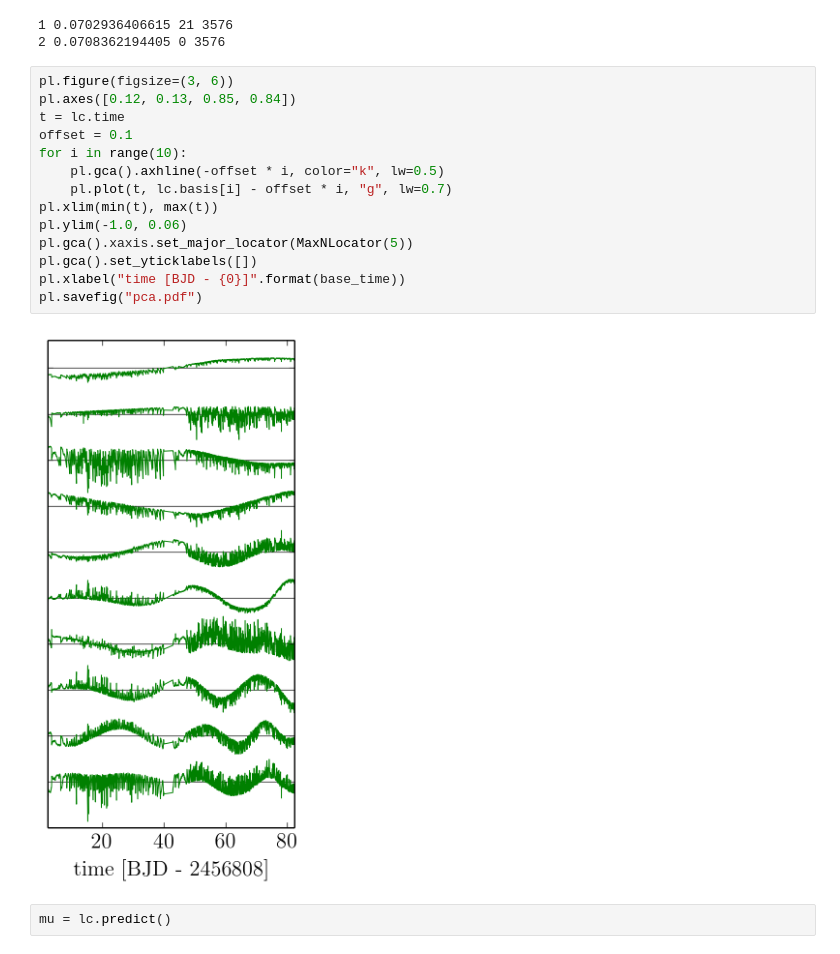
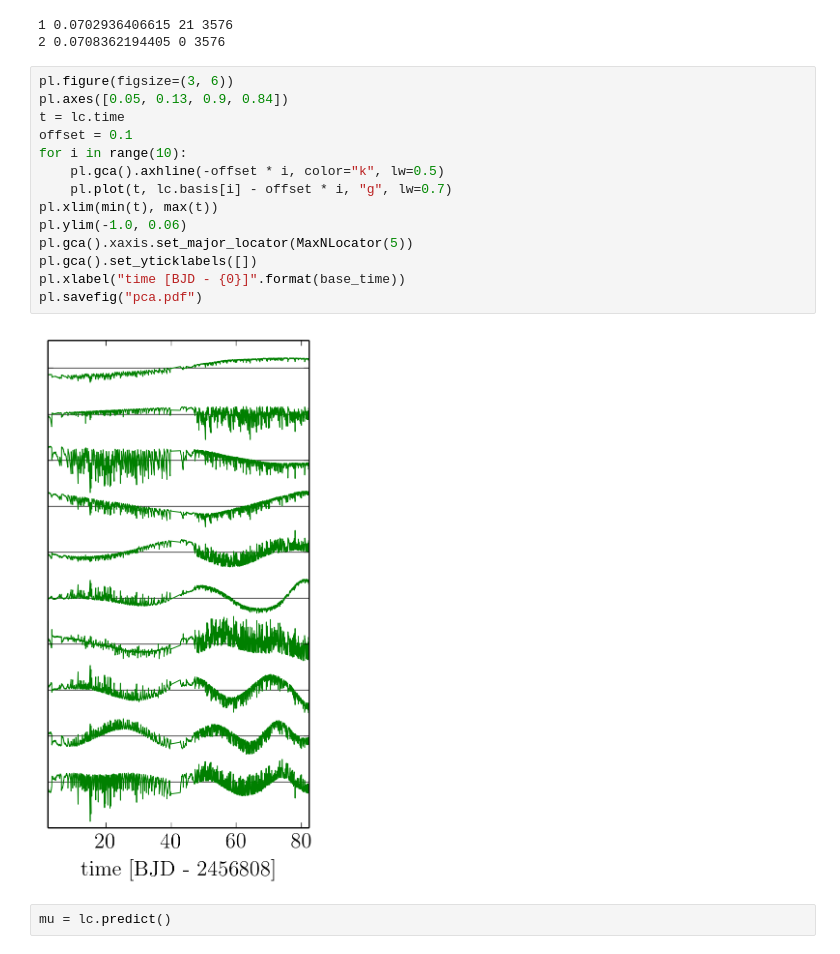
Before and after one commit to dfm/k2-paper, a Jupyter notebook: figures/pca.ipynb, the cells around one changed output. Cells and saved outputs as stored; diff of their text form.

Commit message:
pca figure tweak

```diff
--- a/figures/pca.ipynb
+++ b/figures/pca.ipynb
@@ -47,20 +47,20 @@ lc.prepare(lc_dir + "c1-basis.h5", nbasis=150)
 2 0.0708362194405 0 3576
 # %%
 pl.figure(figsize=(3, 6))
-pl.axes([0.12, 0.13, 0.85, 0.84])
+pl.axes([0.05, 0.13, 0.9, 0.84])
 t = lc.time
 offset = 0.1
 for i in range(10):
     pl.gca().axhline(-offset * i, color="k", lw=0.5)
     pl.plot(t, lc.basis[i] - offset * i, "g", lw=0.7)
 pl.xlim(min(t), max(t))
 pl.ylim(-1.0, 0.06)
 pl.gca().xaxis.set_major_locator(MaxNLocator(5))
 pl.gca().set_yticklabels([])
 pl.xlabel("time [BJD - {0}]".format(base_time))
 pl.savefig("pca.pdf")
 # %% [output]
-[figure, old version]
+[figure, new version]
 # %%
 mu = lc.predict()
 # %%
```
Also changed, not shown: 1 other file.
